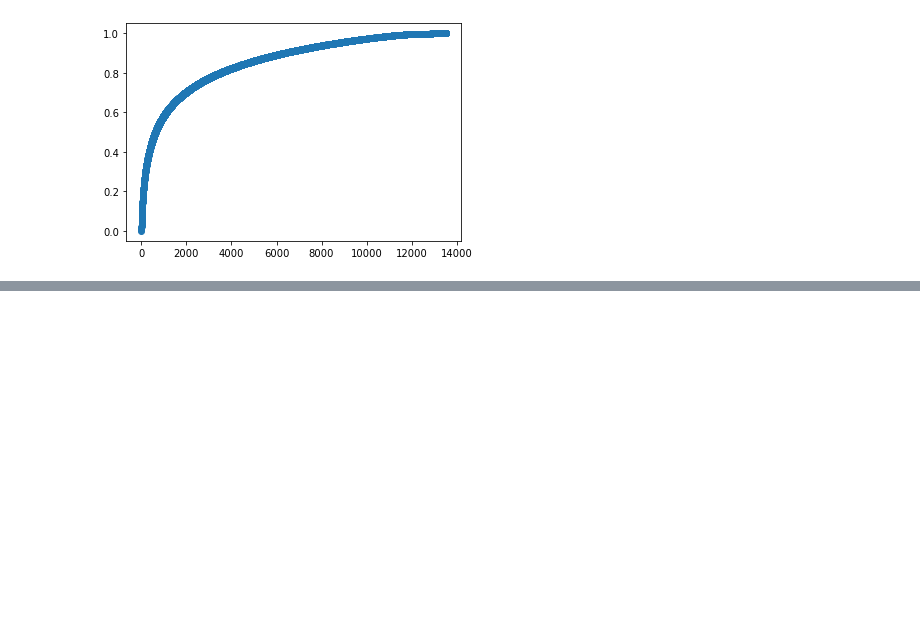
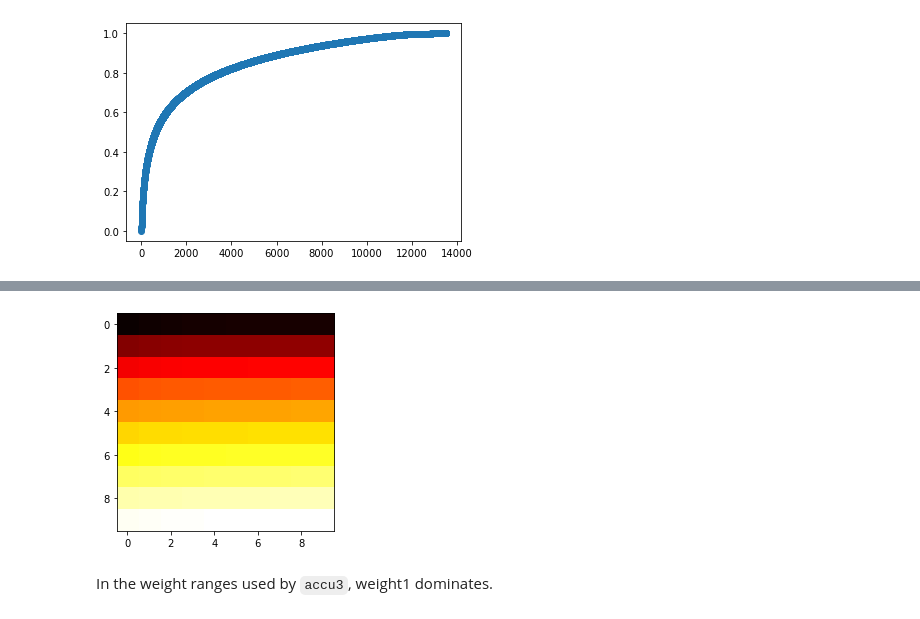
Before and after one commit to tddschn/ucsd-cse-158-assignments, a Jupyter notebook: hw3.ipynb, the cells around one changed output, grey strips where cells are left out. Saved outputs shown, nothing was run; the diff lists cells and outputs as text; code cells hidden in the pictures; blank space fills up the shorter version.

```diff
--- a/hw3.ipynb
+++ b/hw3.ipynb
@@ -132,0 +153,2 @@ The best result was achieved when both weights were set to 1.
+# %%
+accu3 = get_accuracies(1, 11, 0.5, 1, 11, 0.5)
@@ -132,0 +176,6 @@ The best result was achieved when both weights were set to 1.
+# %%
+plot_heatmap(accu3)
+# %% [output]
+[figure, added]
+# %% [markdown]
+In the weight ranges used by `accu3`, weight1 dominates.
```
Also changed, not shown: parts of 18 cells of this notebook, 5 other files.
